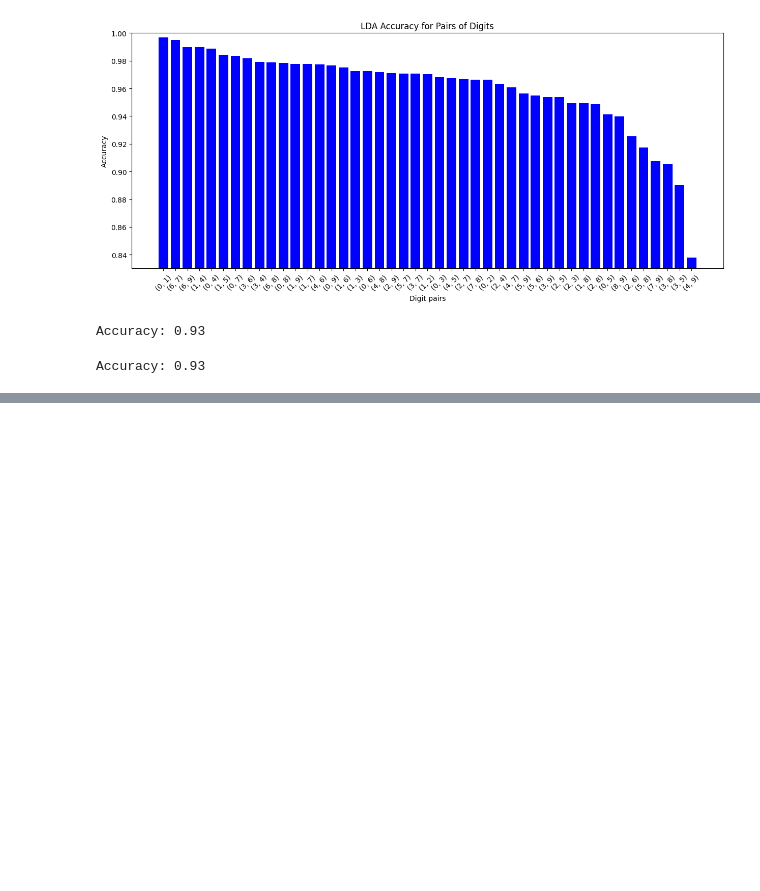
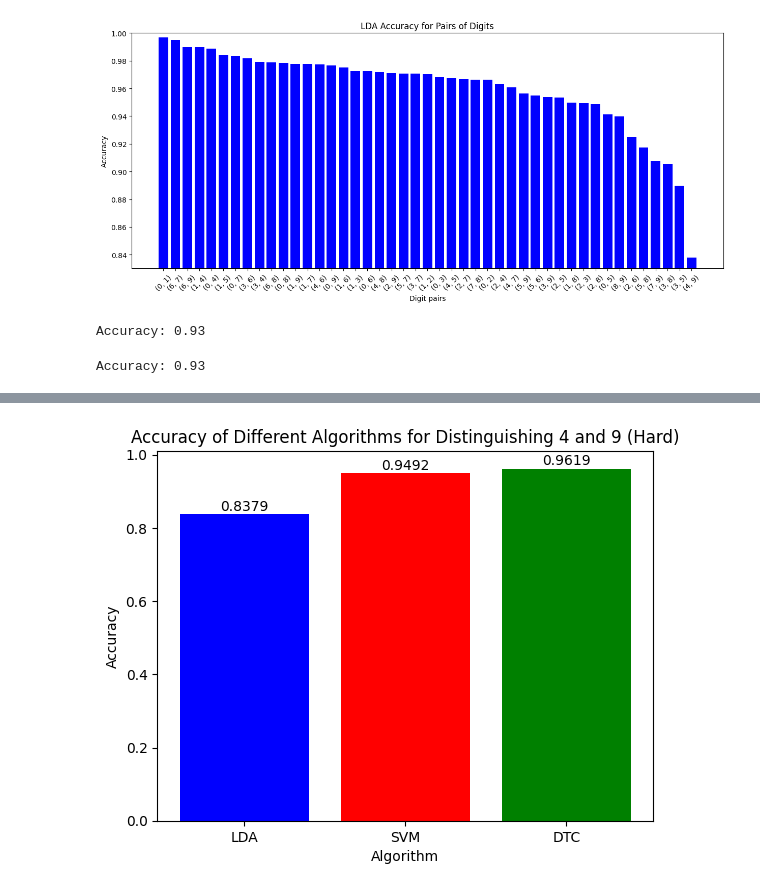
Before and after one commit to NajibHaidar/MNIST-Classification-ML, a Jupyter notebook: MNIST Classification ML.ipynb, the cells around one changed output, grey strips where cells are left out. Drawn from its saved outputs; the diff is of its cells as text; code cells hidden in the pictures; blank space fills up the shorter version.

```diff
--- a/MNIST Classification ML.ipynb
+++ b/MNIST Classification ML.ipynb
@@ -579,17 +572,19 @@ plt.show()
 # %%
 # Set the accuracy values for each algorithm
 accuracies_49 = [accuracies[len(accuracies) - 1], accuracy_SVM_49,accuracy_DTC_49]  # LDA, SVM, DTC
 algo = ["LDA", "SVM", "DTC"]
 
 # Create a bar plot of the accuracies
 plt.bar(algo, accuracies_49, color=['blue', 'red', 'green'])
 
 # Add the accuracy values above each bar
 plt.text(0, accuracies_49[0]+0.01, f"{accuracies_49[0]:.4f}", ha='center', fontsize=10)
 plt.text(1, accuracies_49[1]+0.01, f"{accuracies_49[1]:.4f}", ha='center', fontsize=10)
 plt.text(2, accuracies_49[2]+0.01, f"{accuracies_49[2]:.4f}", ha='center', fontsize=10)
 
 plt.xlabel("Algorithm")
 plt.ylabel("Accuracy")
-plt.title("Accuracy of Different Algorithms for Distinguishing 3 and 5 (Hard)")
+plt.title("Accuracy of Different Algorithms for Distinguishing 4 and 9 (Hard)")
 plt.show()
+# %% [output]
+[figure, added]
```
Also changed, not shown: parts of 14 cells of this notebook.
